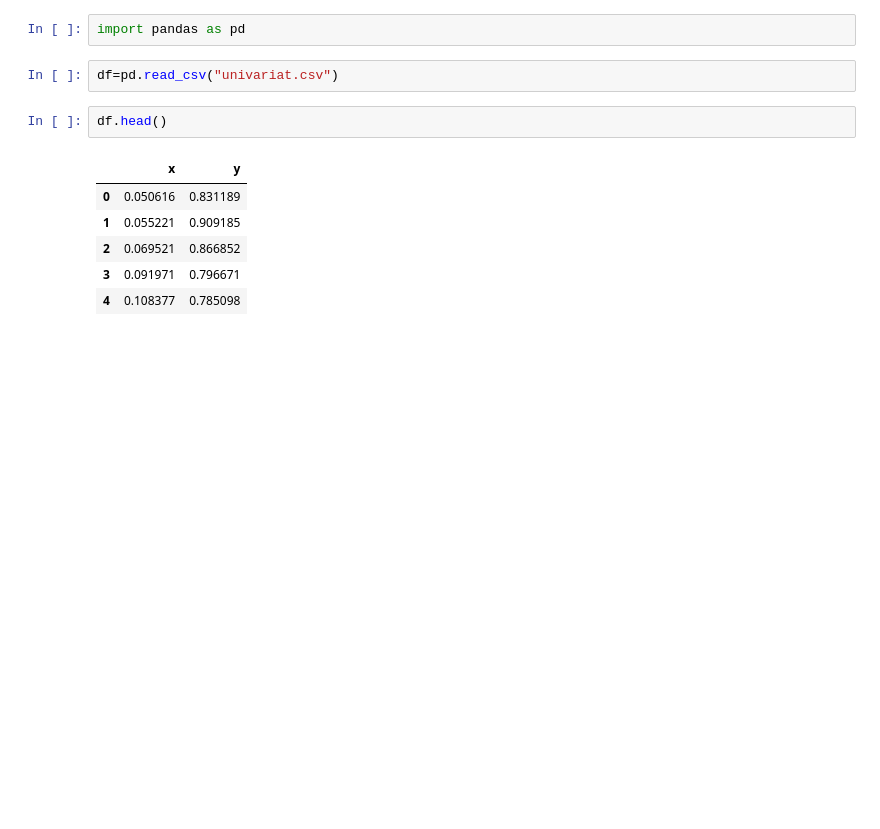
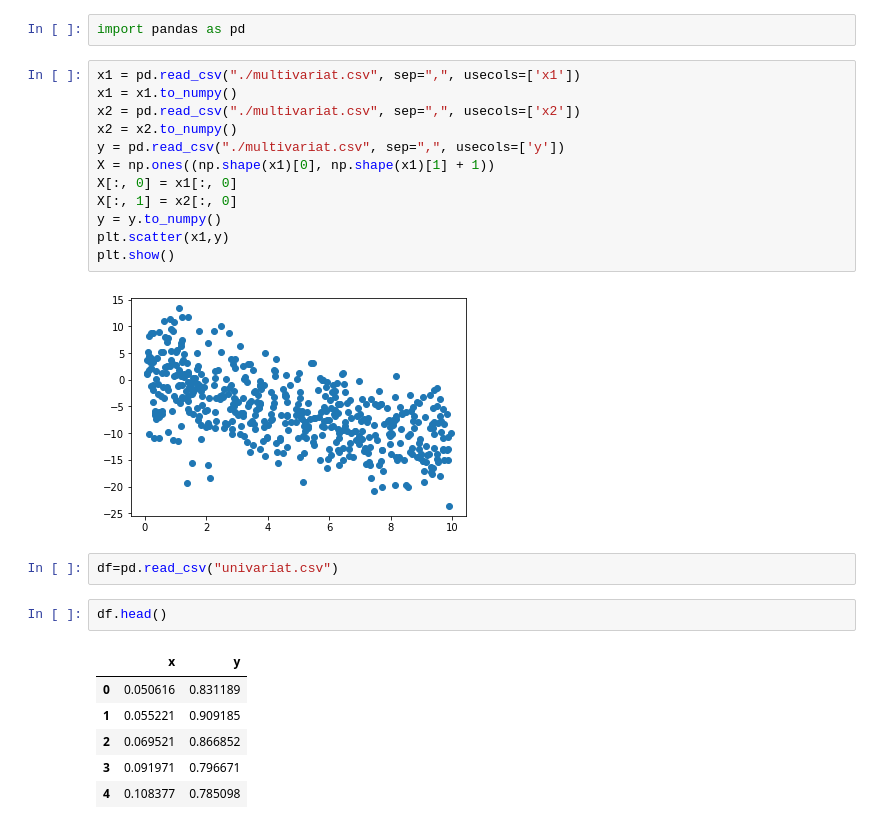
Before and after one commit to zura-papiashvili/Data-Science, a Jupyter notebook: lineer regression/linier_regression.ipynb, the cells around one changed output. Cells and saved outputs as stored; diff of their text form; blank space fills up the shorter version.

```diff
--- a/lineer regression/linier_regression.ipynb
+++ b/lineer regression/linier_regression.ipynb
@@ -25,5 +52,19 @@ lr.r2_score(X,y,theta)
 # %%
 import pandas as pd
+# %%
+x1 = pd.read_csv("./multivariat.csv", sep=",", usecols=['x1'])
+x1 = x1.to_numpy()
+x2 = pd.read_csv("./multivariat.csv", sep=",", usecols=['x2'])
+x2 = x2.to_numpy()
+y = pd.read_csv("./multivariat.csv", sep=",", usecols=['y'])
+X = np.ones((np.shape(x1)[0], np.shape(x1)[1] + 1))
+X[:, 0] = x1[:, 0]
+X[:, 1] = x2[:, 0]
+y = y.to_numpy()
+plt.scatter(x1,y)
+plt.show()
+# %% [output]
+[figure, added]
 # %%
 df=pd.read_csv("univariat.csv")
 # %%
```
Also changed, not shown: parts of 3 cells of this notebook, 3 other files.
